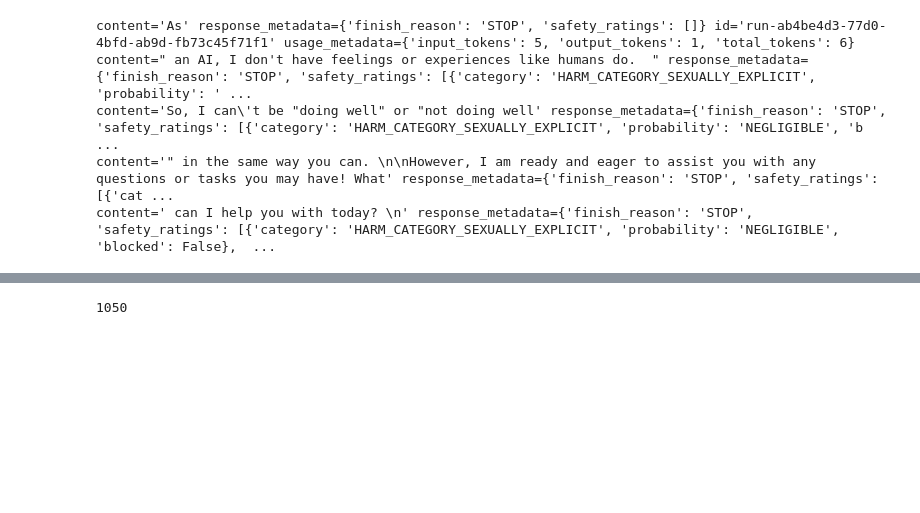
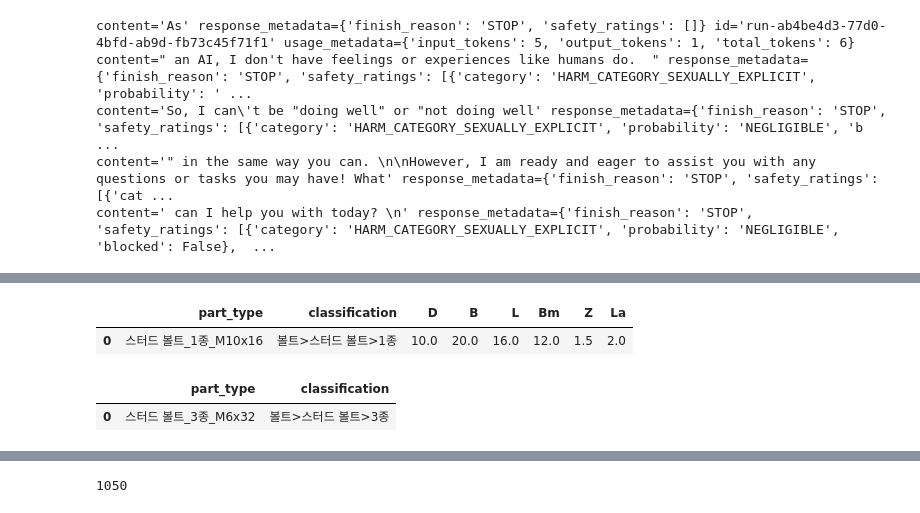
Before and after one commit to MiddleKD/PartFinder-ai, a Jupyter notebook: main.ipynb, the cells around one changed output, grey strips where cells are left out. Saved outputs shown, nothing was run; the diff lists cells and outputs as text; code cells hidden in the pictures; blank space fills up the shorter version.

```diff
--- a/main.ipynb
+++ b/main.ipynb
@@ -26,0 +32,2 @@ ret = DocRetrieverManager(persist_directory="./chroma")
+# %%
+meta = ret.get(ids=["0025d19986e6cd07b85c623b7c32d91c13bb4183e2b74fc882dc11a4f659b8ac"])["metadatas"]
@@ -26,0 +47,17 @@ ret = DocRetrieverManager(persist_directory="./chroma")
+# %%
+jsonlike2 = json.loads(meta[0]["ori_features"])
+
+temp2 = jsonlike2
+for key,value in jsonlike2.items():
+    temp2[key] = [value]
+pd.DataFrame(temp2)
+# %% [output]
+|  | part_type | classification | D | B | L | Bm | Z | La |
+| 0 | 스터드 볼트_1종_M10x16 | 볼트>스터드 볼트>1종 | 10.0 | 20.0 | 16.0 | 12.0 | 1.5 | 2.0 |
+# %%
+
+pd.DataFrame(temp)
+# pd.DataFrame(dim_de)
+# %% [output]
+|  | part_type | classification |
+| 0 | 스터드 볼트_3종_M6x32 | 볼트>스터드 볼트>3종 |
```
Also changed, not shown: parts of 7 cells of this notebook, 4 other files.
